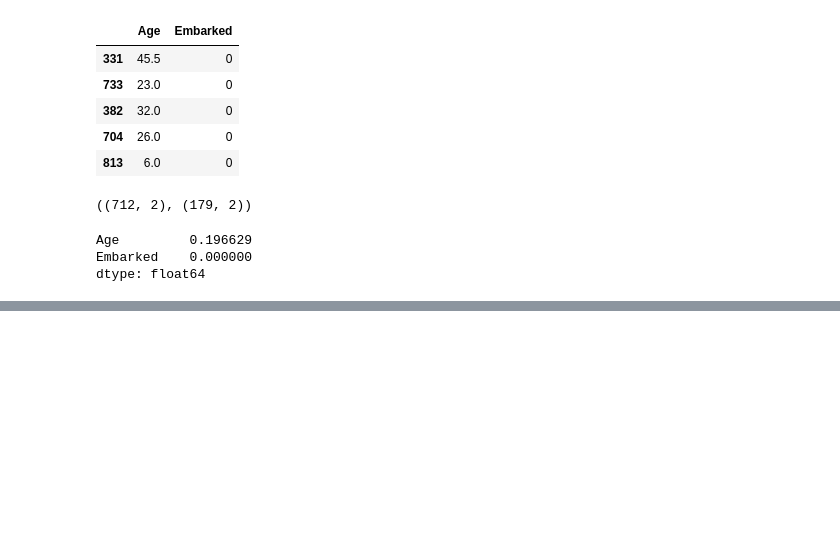
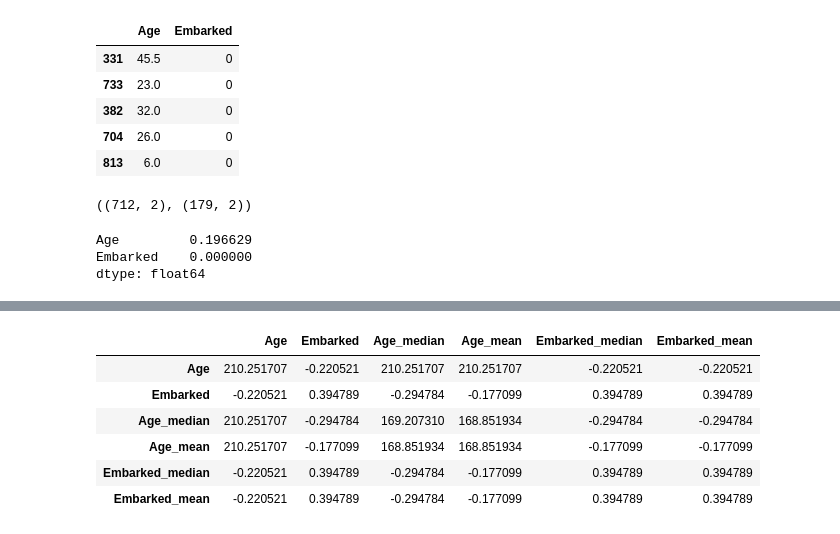
Before and after one commit to sunildhakad2004/Machine_Learning_100Days, a Jupyter notebook: day36-imputing-numerical-data.ipynb, the cells around one changed output, grey strips where cells are left out. Drawn from its saved outputs; the diff is of its cells as text; code cells hidden in the pictures; blank space fills up the shorter version.

```diff
--- a/day36-imputing-numerical-data.ipynb
+++ b/day36-imputing-numerical-data.ipynb
@@ -121,0 +129,10 @@ KeyError: 'median_Emabarked'
+# %%
+X_train.cov()
+# %% [output]
+|  | Age | Embarked | Age_median | Age_mean | Embarked_median | Embarked_mean |
+| Age | 210.251707 | -0.220521 | 210.251707 | 210.251707 | -0.220521 | -0.220521 |
+| Embarked | -0.220521 | 0.394789 | -0.294784 | -0.177099 | 0.394789 | 0.394789 |
+| Age_median | 210.251707 | -0.294784 | 169.207310 | 168.851934 | -0.294784 | -0.294784 |
+| Age_mean | 210.251707 | -0.177099 | 168.851934 | 168.851934 | -0.177099 | -0.177099 |
+| Embarked_median | -0.220521 | 0.394789 | -0.294784 | -0.177099 | 0.394789 | 0.394789 |
+| Embarked_mean | -0.220521 | 0.394789 | -0.294784 | -0.177099 | 0.394789 | 0.394789 |
```
Also changed, not shown: parts of 17 cells of this notebook.
